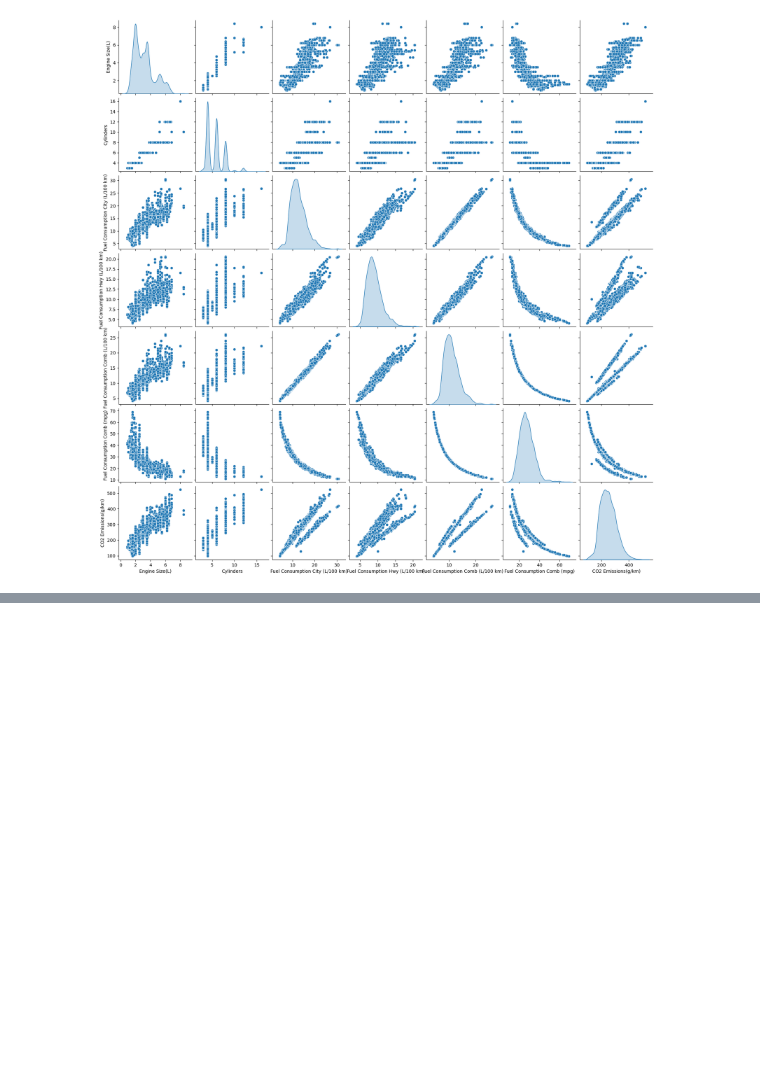
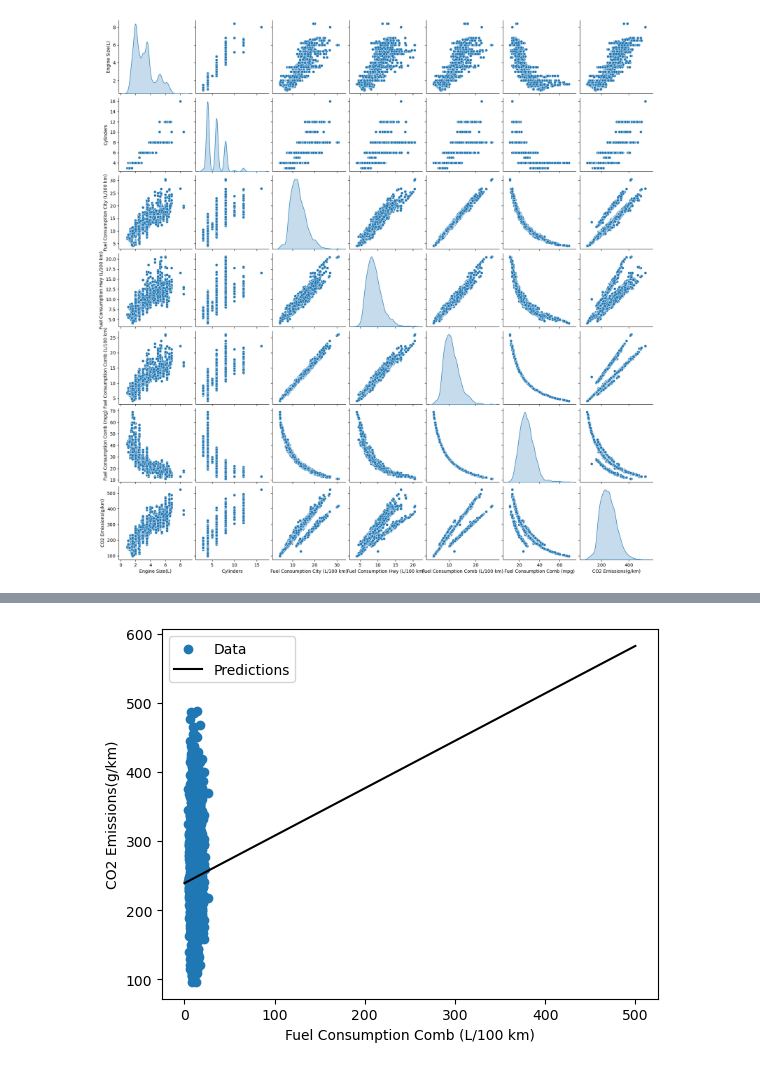
Before and after one commit to RichardMEN11/machine-learning-challenge, a Jupyter notebook: data-cleaning.ipynb, the cells around one changed output, grey strips where cells are left out. Saved outputs shown, nothing was run; the diff lists cells and outputs as text; code cells hidden in the pictures; blank space fills up the shorter version.

```diff
--- a/data-cleaning.ipynb
+++ b/data-cleaning.ipynb
@@ -194,0 +183,16 @@ _________________________________________________________________
+# %%
+x = tf.linspace(0.0, 500, 500)
+y = emission_model.predict(x)
+
+train_features[fuel_consumption_100].size
+
+def plot_emission(x, y):
+  plt.scatter(train_features[fuel_consumption_100],train_labels.sample(3692), label='Data')
+  plt.plot(x, y, color='k', label='Predictions')
+  plt.xlabel(fuel_consumption_100)
+  plt.ylabel(co2_emissions)
+  plt.legend()
+
+
+plot_emission(x,y)
+# %% [output]
@@ -194,0 +200 @@ _________________________________________________________________
+[figure, added]
```
Also changed, not shown: parts of 4 cells of this notebook, 1 other file.
